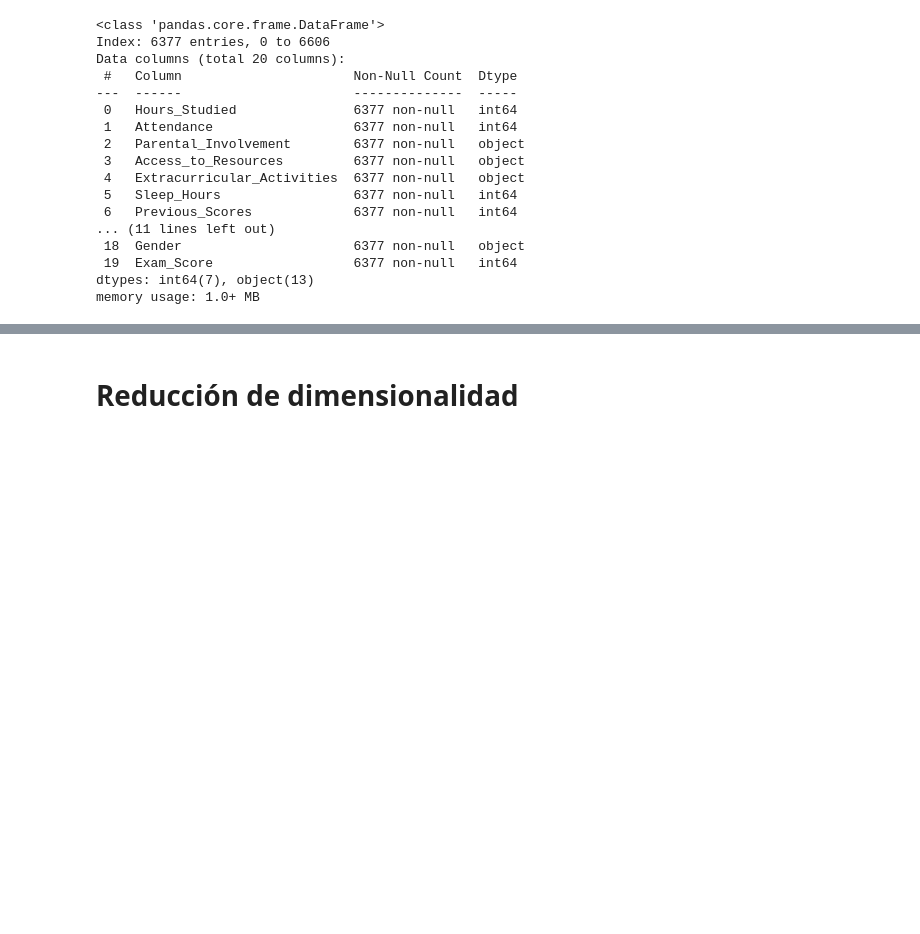
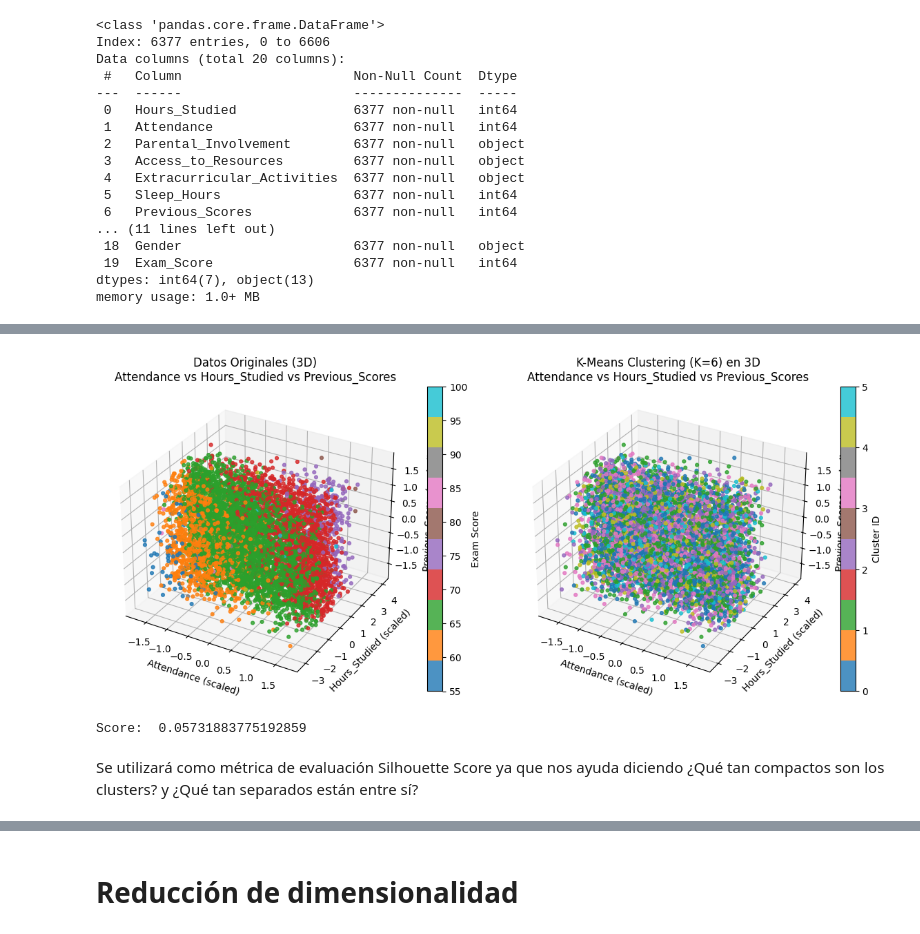
Before and after one commit to JeiGeek/ia1-LosPandas-prediccion_rendimiento_estudiantil, a Jupyter notebook: 03_Unsupervised_learning.ipynb, the cells around one changed output, grey strips where cells are left out. Saved outputs shown, nothing was run; the diff lists cells and outputs as text; code cells hidden in the pictures; blank space fills up the shorter version.

```diff
--- a/03_Unsupervised_learning.ipynb
+++ b/03_Unsupervised_learning.ipynb
@@ -105,0 +203,66 @@ df_encoded[bool_cols] = df_encoded[bool_cols].astype(int) # Se convierten en 0 y
+# %%
+# @title Gráficación 3D de los datos a partir de las variables de mejor correlación
+
+# Variables base
+att = X_scaled_df['Attendance']
+hrs = X_scaled_df['Hours_Studied']
+prev = X_scaled_df['Previous_Scores']
+
+fig = plt.figure(figsize=(12, 5))
+
+
+# SUBPLOT 1: Datos Originales en 3D
+ax1 = fig.add_subplot(121, projection='3d')
+
+scatter1 = ax1.scatter(
+    att,
+    hrs,
+    prev,
+    c=y,               # color por nota real
+    cmap='tab10',
+    s=12,
+    alpha=0.8
+)
+
+ax1.set_title("Datos Originales (3D)\nAttendance vs Hours_Studied vs Previous_Scores")
+ax1.set_xlabel("Attendance (scaled)")
+ax1.set_ylabel("Hours_Studied (scaled)")
+ax1.set_zlabel("Previous_Scores (scaled)")
+
+cbar1 = fig.colorbar(scatter1, ax=ax1)
+cbar1.set_label("Exam Score")
+
+
+# SUBPLOT 2: K-Means Clustering en 3D
+ax2 = fig.add_subplot(122, projection='3d')
+
+scatter2 = ax2.scatter(
+    att,
+    hrs,
+    prev,
+    c=kmeans_labels,       # color por cluster
+    cmap='tab10',
+    s=12,
+    alpha=0.8
+)
+
+ax2.set_title("K-Means Clustering (K=6) en 3D\nAttendance vs Hours_Studied vs Previous_Scores")
+ax2.set_xlabel("Attendance (scaled)")
+ax2.set_ylabel("Hours_Studied (scaled)")
+ax2.set_zlabel("Previous_Scores (scaled)")
+
+cbar2 = fig.colorbar(scatter2, ax=ax2)
+cbar2.set_label("Cluster ID")
+
+plt.tight_layout()
+plt.show()
+# %% [output]
+[figure, added]
+# %%
+# @title Score para K-Means
+silhouette_kmeans = silhouette_score(X_scaled_df, kmeans_labels)
+print("Score: ",silhouette_kmeans)
+# %% [output]
+Score:  0.05731883775192859
+# %% [markdown]
+Se utilizará como métrica de evaluación Silhouette Score ya que nos ayuda diciendo ¿Qué tan compactos son los clusters? y ¿Qué tan separados están entre sí?
```
Also changed, not shown: parts of 60 cells of this notebook.
